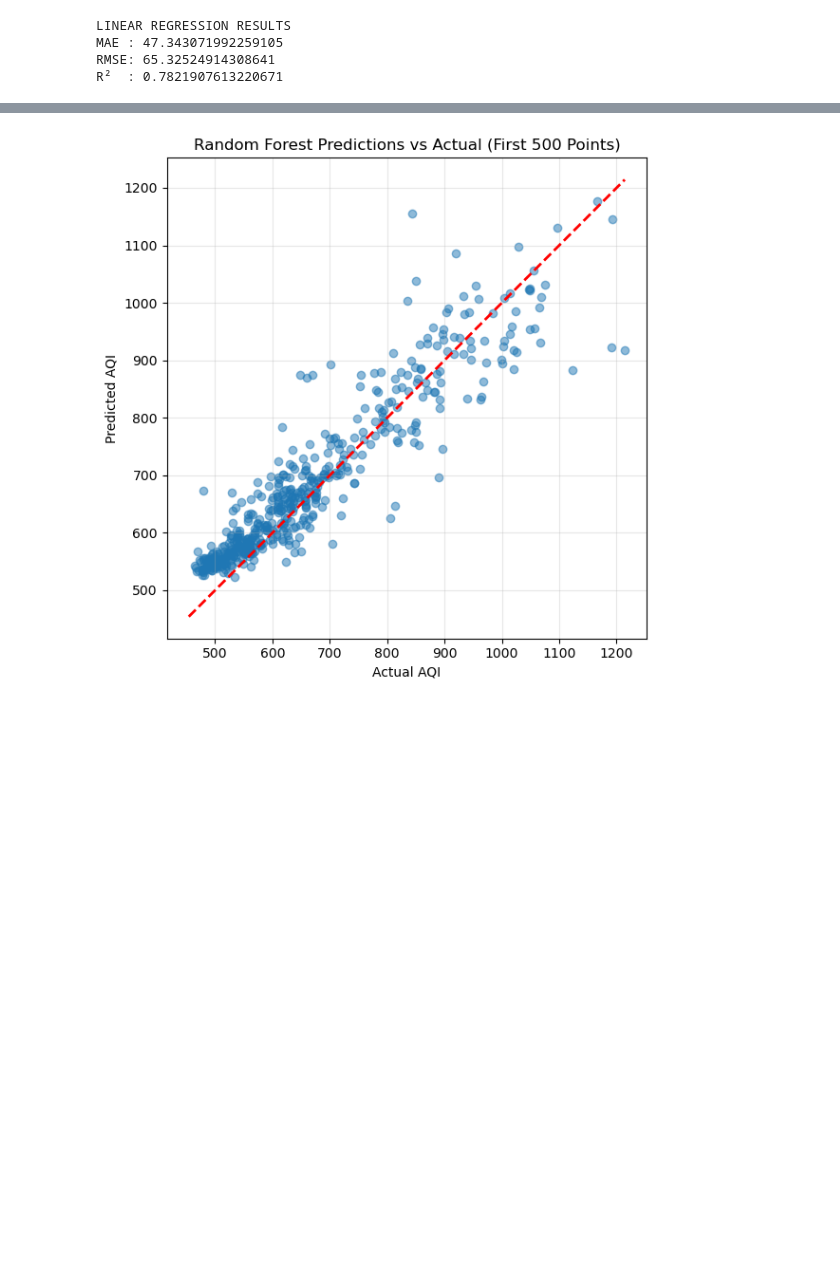
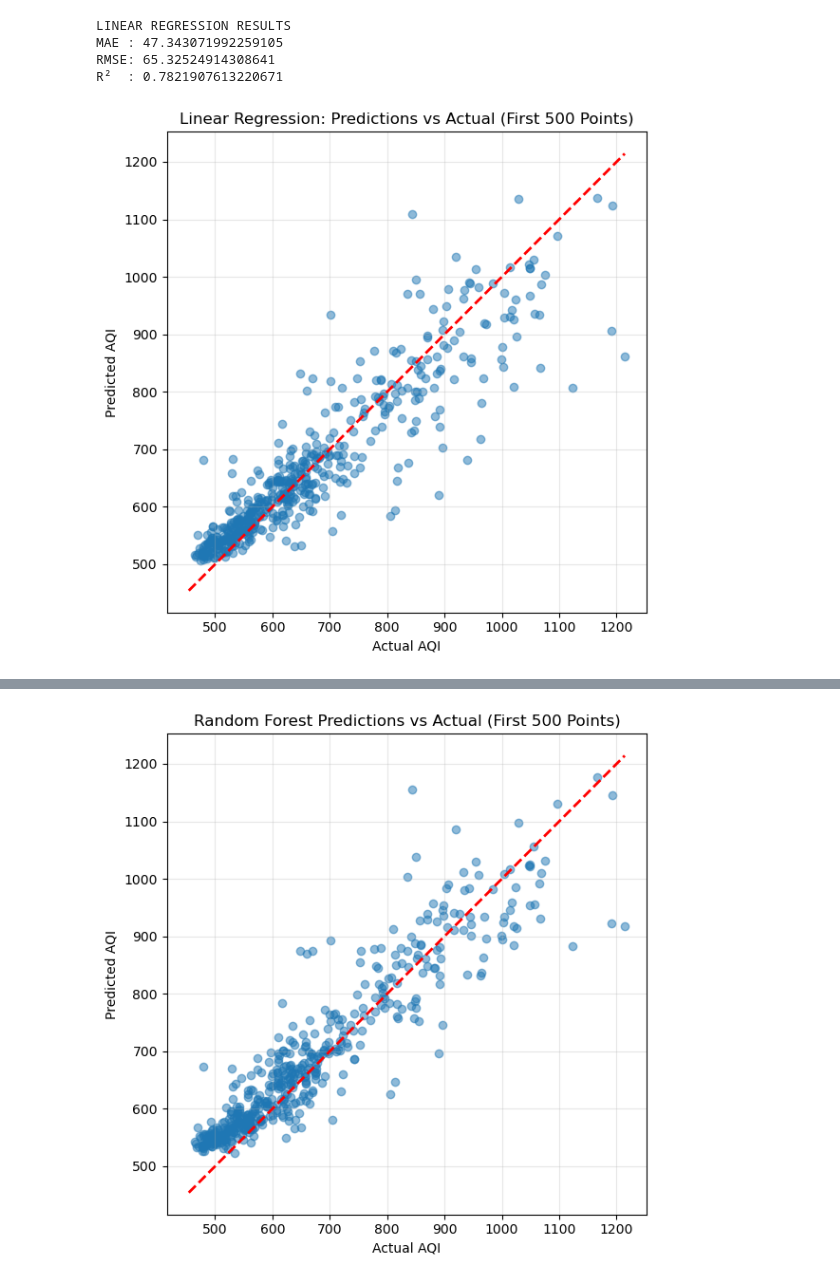
Before and after one commit to Jjmaxxx/cs171-final-project, a Jupyter notebook: vince_model.ipynb, the cells around one changed output, grey strips where cells are left out. Saved outputs shown, nothing was run; the diff lists cells and outputs as text; code cells hidden in the pictures; blank space fills up the shorter version.

Commit message:
Updated Vince model notebook with linear regression & results; preprocessing unchanged except formatting

```diff
--- a/vince_model.ipynb
+++ b/vince_model.ipynb
@@ -63,6 +63,22 @@ LINEAR REGRESSION RESULTS
 MAE : 47.343071992259105
 RMSE: 65.32524914308641
 R²  : 0.7821907613220671
+# %%
+# predict vs actual plot
+plt.figure(figsize=(6,6))
+plt.scatter(y_test[:500], lr_pred[:500], alpha=0.5)
+plt.plot([y_test.min(), y_test.max()],
+         [y_test.min(), y_test.max()],
+         'r--', lw=2)
+
+plt.xlabel("Actual AQI")
+plt.ylabel("Predicted AQI")
+plt.title("Linear Regression: Predictions vs Actual (First 500 Points)")
+plt.grid(alpha=0.3)
+plt.tight_layout()
+plt.show()
+# %% [output]
+[figure, added]
 # %%
 # Random Forest Regressor
 rf = RandomForestRegressor(
```
Also changed, not shown: parts of 1 cell of this notebook, 1 other file.
